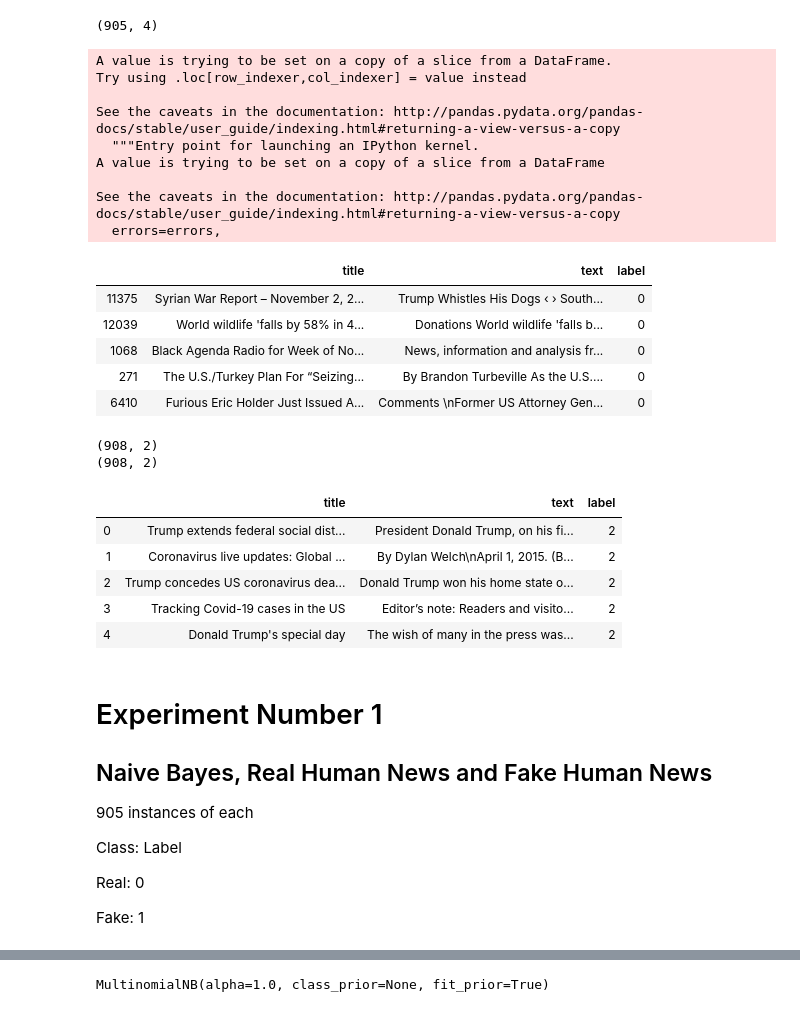
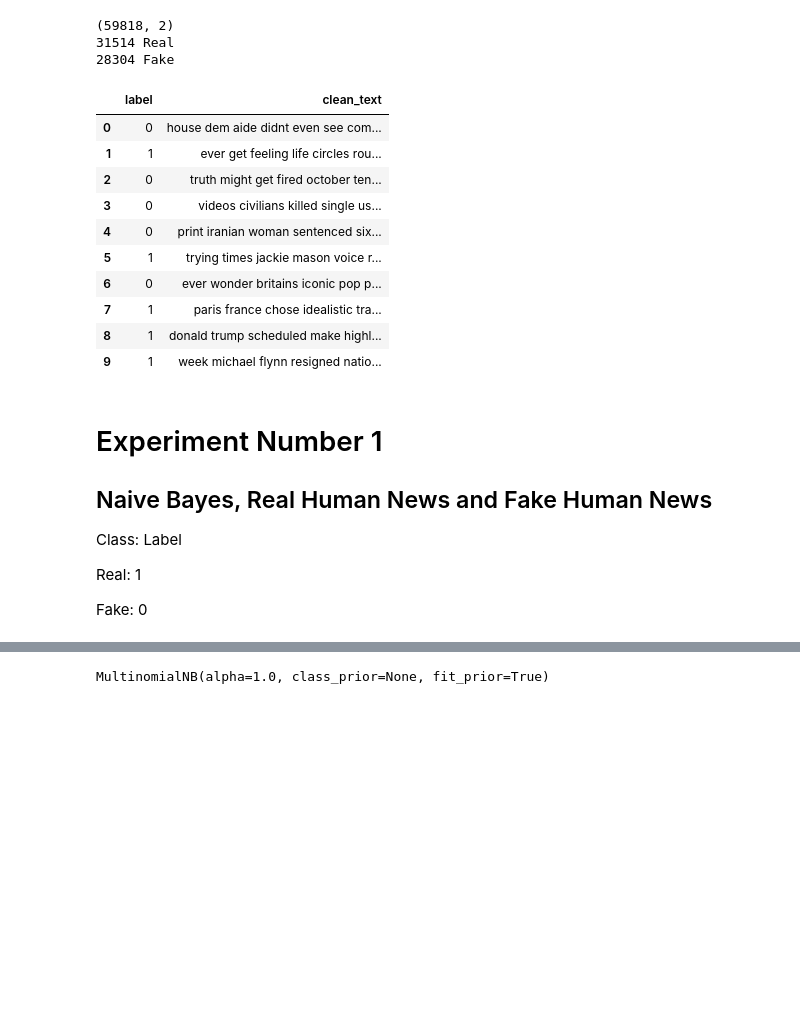
Before and after one commit to jpyneni3/Fake_News_Detector, a Jupyter notebook: Notebooks/NaiveBayes.ipynb, the cells around one changed output, grey strips where cells are left out. Cells and saved outputs as stored; diff of their text form; code cells hidden in the pictures; blank space fills up the shorter version.

```diff
--- a/Notebooks/NaiveBayes.ipynb
+++ b/Notebooks/NaiveBayes.ipynb
@@ -52,50 +5,44 @@ df_fake_trim = df_fake.iloc[chosen_idx]
-# %%
-df_fake_trim['label'] = 0
-print(df_fake_trim.shape)
-df_fake_trim.drop(['url'], axis=1, inplace= True)
-df_fake_trim.head()
-# %% [output]
-(905, 4)
-A value is trying to be set on a copy of a slice from a DataFrame.
-Try using .loc[row_indexer,col_indexer] = value instead
-
-See the caveats in the documentation: http://pandas.pydata.org/pandas-docs/stable/user_guide/indexing.html#returning-a-view-versus-a-copy
-  """Entry point for launching an IPython kernel.
-A value is trying to be set on a copy of a slice from a DataFrame
-
-See the caveats in the documentation: http://pandas.pydata.org/pandas-docs/stable/user_guide/indexing.html#returning-a-view-versus-a-copy
-  errors=errors,
-|  | title | text | label |
-| 11375 | Syrian War Report – November 2, 2... | Trump Whistles His Dogs ‹ › South... | 0 |
-| 12039 | World wildlife 'falls by 58% in 4... | Donations World wildlife 'falls b... | 0 |
-| 1068 | Black Agenda Radio for Week of No... | News, information and analysis fr... | 0 |
-| 271 | The U.S./Turkey Plan For “Seizing... | By Brandon Turbeville As the U.S.... | 0 |
-| 6410 | Furious Eric Holder Just Issued A... | Comments \nFormer US Attorney Gen... | 0 |
-# %%
-df_grover = pd.read_csv('../Cleaned Data/Neural_Fake_News.csv')
-df_grover = df_grover[['title','text']]
-print(df_grover.shape)
-df_grover.dropna(inplace=True)
-print(df_grover.shape)
-df_grover.head()
-df_grover['label'] = 2
-df_grover.head()
-# %% [output]
-(908, 2)
-(908, 2)
-|  | title | text | label |
-| 0 | Trump extends federal social dist... | President Donald Trump, on his fi... | 2 |
-| 1 | Coronavirus live updates: Global ... | By Dylan Welch\nApril 1, 2015. (B... | 2 |
-| 2 | Trump concedes US coronavirus dea... | Donald Trump won his home state o... | 2 |
-| 3 | Tracking Covid-19 cases in the US | Editor’s note: Readers and visito... | 2 |
-| 4 | Donald Trump's special day | The wish of many in the press was... | 2 |
+# %%
+file = "combined_{}.csv"
+dfs = []
+for i in range(3):
+    fp = file.format(i+1)
+    read = pd.read_csv(fp)
+    read = read[['label', 'clean_text']]
+    dfs.append(read)
+
+dfs[2] = dfs[2][:-13000]
+
+data = pd.concat(dfs)
+data.tail()
+data.reset_index(inplace=True, drop=True)
+print(data.shape)
+print(data[data.label == 1].shape[0], "Real")
+print(data[data.label == 0].shape[0], "Fake")
+
+data.dropna(inplace=True)
+data.head(10)
+# %% [output]
+(59818, 2)
+31514 Real
+28304 Fake
+|  | label | clean_text |
+| 0 | 0 | house dem aide didnt even see com... |
+| 1 | 1 | ever get feeling life circles rou... |
+| 2 | 0 | truth might get fired october ten... |
+| 3 | 0 | videos civilians killed single us... |
+| 4 | 0 | print iranian woman sentenced six... |
+| 5 | 1 | trying times jackie mason voice r... |
+| 6 | 0 | ever wonder britains iconic pop p... |
+| 7 | 1 | paris france chose idealistic tra... |
+| 8 | 1 | donald trump scheduled make highl... |
+| 9 | 1 | week michael flynn resigned natio... |
 # %% [markdown]
 # Experiment Number 1
 ## Naive Bayes, Real Human News and Fake Human News
-905 instances of each
 
 Class: Label
 
-Real: 0
+Real: 1
 
-Fake: 1
+Fake: 0
```
Also changed, not shown: parts of 31 cells of this notebook, 1 other file.
